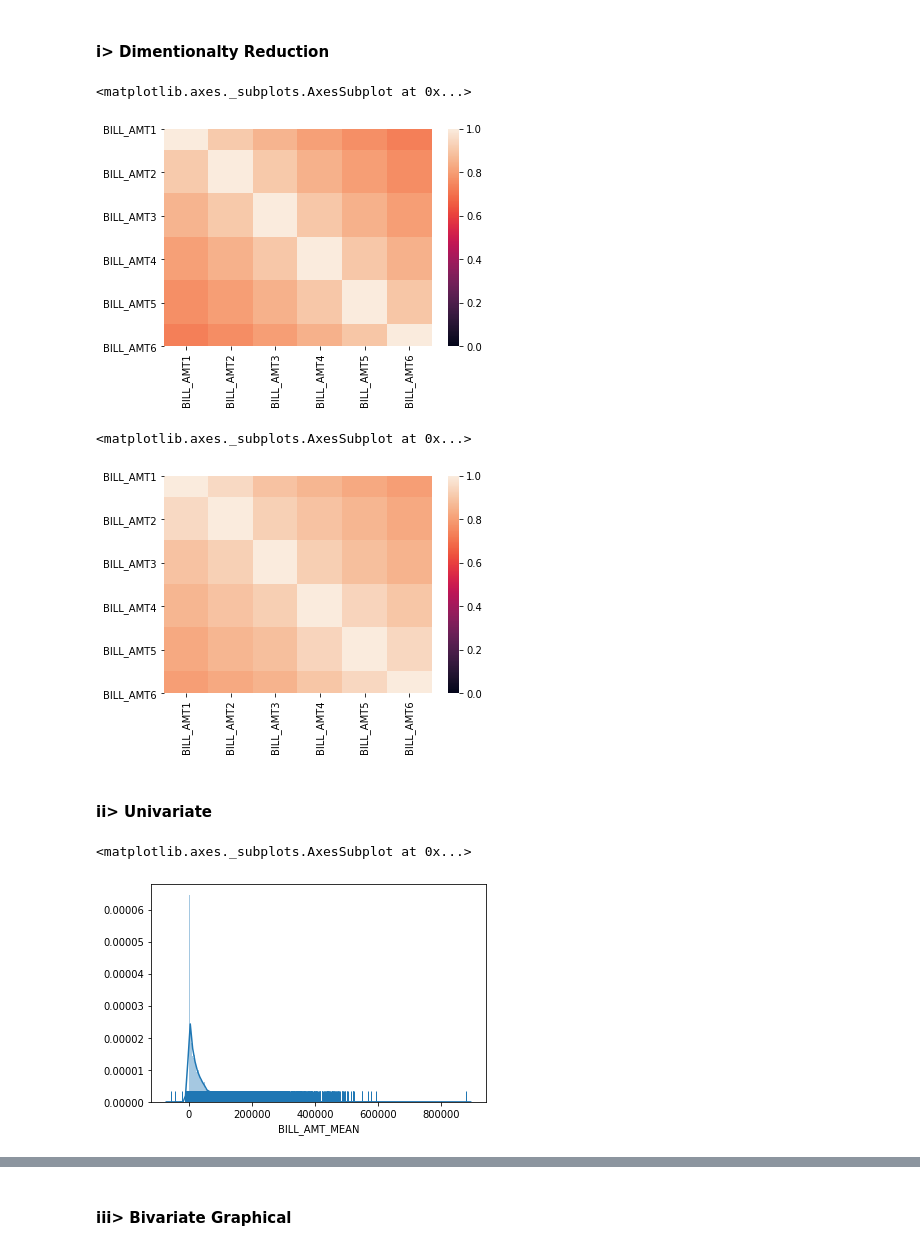
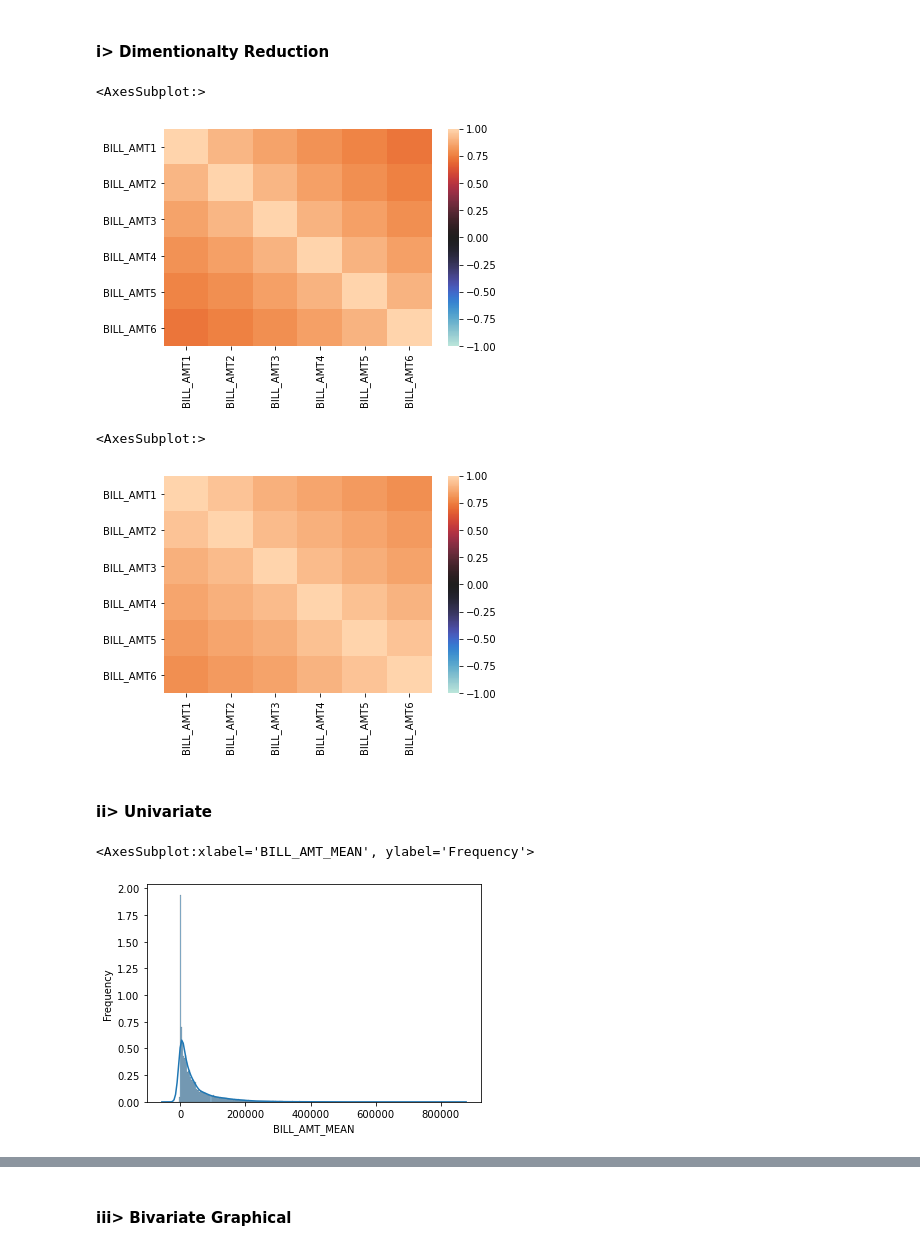
Before and after one commit to AnkitApurv/CreditDefaulterClassification, a Jupyter notebook: 1_EDA.ipynb, the cells around one changed output, grey strips where cells are left out. Drawn from its saved outputs; the diff is of its cells as text; code cells hidden in the pictures.

```diff
--- a/1_EDA.ipynb
+++ b/1_EDA.ipynb
@@ -666,26 +664,27 @@ ccd['BILL_AMT_MEAN'] = np.int32(ccdSpent.mean(axis = 'columns').round())
 #correlation between this set of similar, historical variables
 ccdSpentCorrSp = ccdSpent.corr(method='spearman')
 
-seaborn.heatmap(data = ccdSpentCorrSp, vmin = 0, vmax = 1)
+seaborn.heatmap(data = ccdSpentCorrSp, vmin = -1, vmax = 1, center = 0)
 # %% [output]
-<matplotlib.axes._subplots.AxesSubplot at 0x...>
+<AxesSubplot:>
-[figure, old version]
+[figure, new version]
 # %%
 #correlation between this set of similar, historical variables
 ccdSpentCorrPr = ccdSpent.corr(method='pearson')
 
-seaborn.heatmap(data = ccdSpentCorrPr, vmin = 0, vmax = 1)
+seaborn.heatmap(data = ccdSpentCorrPr, vmin = -1, vmax = 1, center = 0)
 # %% [output]
-<matplotlib.axes._subplots.AxesSubplot at 0x...>
+<AxesSubplot:>
-[figure, old version]
+[figure, new version]
 # %% [markdown]
 #### ii> Univariate
 # %%
 #for distribution and density
-seaborn.distplot(ccd['BILL_AMT_MEAN'], bins = 300, kde = True, hist = True, rug = True) ##bins = 300 because dataframe's size = 30000
+seaborn.histplot(data = ccd['BILL_AMT_MEAN'], stat = 'frequency', kde = True, discrete = False, bins = 300)
+#bins = 300 because dataframe's size = 30000
 # %% [output]
-<matplotlib.axes._subplots.AxesSubplot at 0x...>
+<AxesSubplot:xlabel='BILL_AMT_MEAN', ylabel='Frequency'>
-[figure, old version]
+[figure, new version]
 # %%
 #for outliers
 seaborn.boxplot(x = 'BILL_AMT_MEAN', data = ccd)
```
Also changed, not shown: parts of 21 cells of this notebook, 6 other files.
